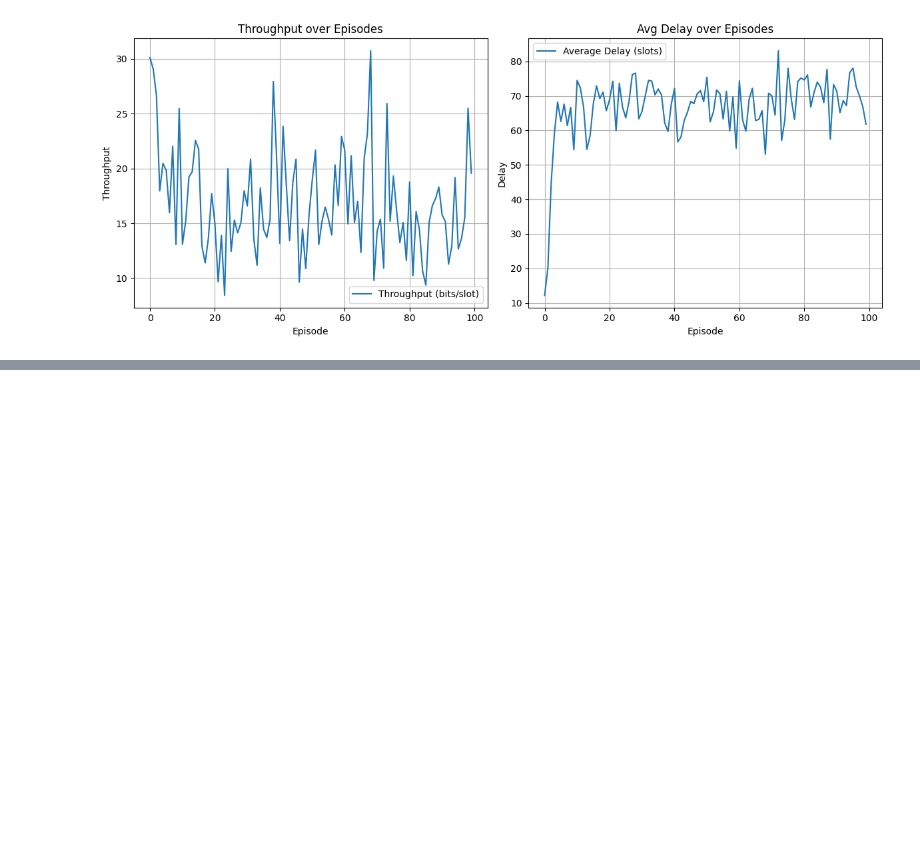
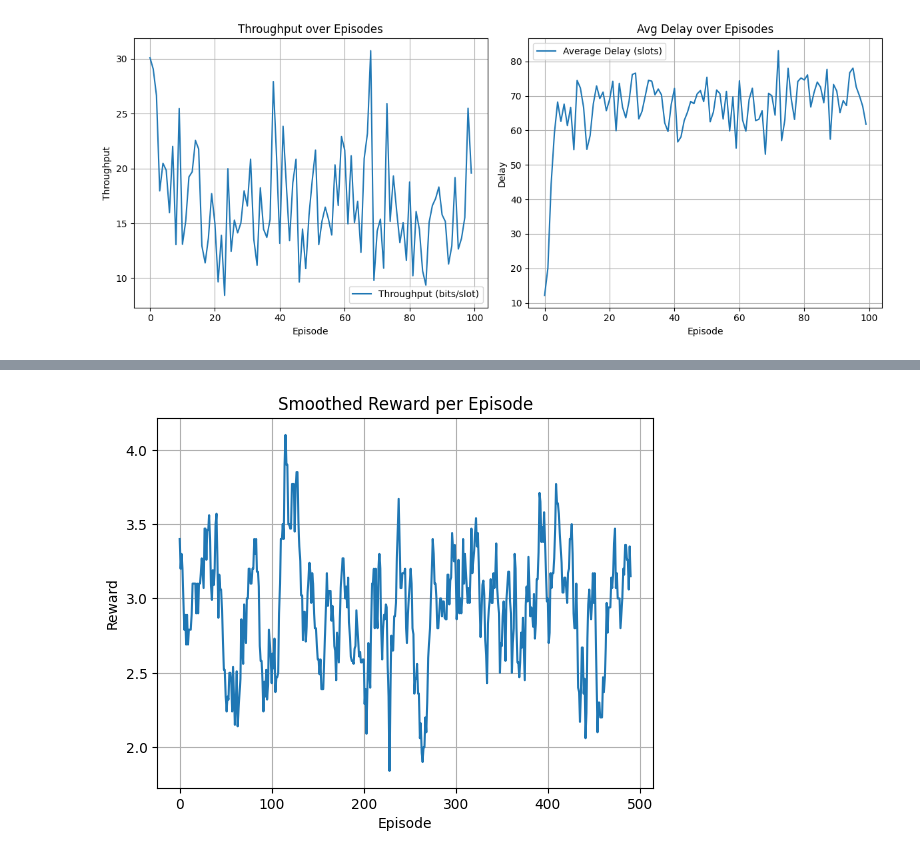
Before and after one commit to hamed-h98/5G_projects, a Jupyter notebook: 01_Wireless_PHY/WirelessComm_Tutorial2.ipynb, the cells around one changed output, grey strips where cells are left out. Cells and saved outputs as stored; diff of their text form; code cells hidden in the pictures; blank space fills up the shorter version.

```diff
--- a/01_Wireless_PHY/WirelessComm_Tutorial2.ipynb
+++ b/01_Wireless_PHY/WirelessComm_Tutorial2.ipynb
@@ -415,0 +1189,88 @@ Episode 100, Reward: 2664.0, Throughput: 19.6 b/slot, Delay: 61.83, Epsilon: 0.0
+# %%
+import numpy as np
+import random
+import matplotlib.pyplot as plt
+
+# Define the environment
+num_users = 5
+num_rb = 5  # Resource blocks
+cqis = ['low', 'med', 'high']
+buffers = ['empty', 'partial', 'full']
+delays = ['low', 'med', 'high']
+
+# State = (CQI, Buffer, Delay) for each user (we'll keep one user for simplicity)
+state_space = [(c, b, d) for c in cqis for b in buffers for d in delays]
+state_to_idx = {s: i for i, s in enumerate(state_space)}
+num_states = len(state_space)
+
+# Action = assign user to RB (0 to num_rb-1)
+num_actions = num_rb
+
+# Initialize Q-table
+Q = np.zeros((num_states, num_actions))
+
+# Hyperparameters
+alpha = 0.1     # learning rate
+gamma = 0.9     # discount factor
+epsilon = 0.1   # exploration rate
+episodes = 500
+
+# Reward function
+def get_reward(cqi, buffer, delay, action):
+    # Simple shaping: high CQI and full buffer + urgent delay = good
+    r = 0
+    if cqi == 'high':
+        r += 2
+    elif cqi == 'med':
+        r += 1
+    if buffer == 'full':
+        r += 2
+    elif buffer == 'partial':
+        r += 1
+    if delay == 'high':
+        r += 2
+    elif delay == 'med':
+        r += 1
+    return r - action * 0.1  # Slight penalty for choosing higher RB index
+
+# Simulate environment
+rewards_per_episode = []
+
+for ep in range(episodes):
+    # Random initial state
+    cqi = random.choice(cqis)
+    buffer = random.choice(buffers)
+    delay = random.choice(delays)
+    state = (cqi, buffer, delay)
+    s_idx = state_to_idx[state]
+
+    # Choose action
+    if random.random() < epsilon:
+        action = random.randint(0, num_actions - 1)
+    else:
+        action = np.argmax(Q[s_idx])
+
+    # Reward and transition (we assume independent transitions)
+    reward = get_reward(cqi, buffer, delay, action)
+
+    # Next state (random again in this simple model)
+    next_cqi = random.choice(cqis)
+    next_buffer = random.choice(buffers)
+    next_delay = random.choice(delays)
+    next_state = (next_cqi, next_buffer, next_delay)
+    next_s_idx = state_to_idx[next_state]
+
+    # Q-learning update
+    Q[s_idx][action] = Q[s_idx][action] + alpha * (reward + gamma * np.max(Q[next_s_idx]) - Q[s_idx][action])
+
+    rewards_per_episode.append(reward)
+
+# Plot rewards trend
+plt.plot(np.convolve(rewards_per_episode, np.ones(10)/10, mode='valid'))
+plt.title("Smoothed Reward per Episode")
+plt.xlabel("Episode")
+plt.ylabel("Reward")
+plt.grid(True)
+plt.show()
+# %% [output]
+[figure, added]
```
Also changed, not shown: parts of 13 cells of this notebook.
